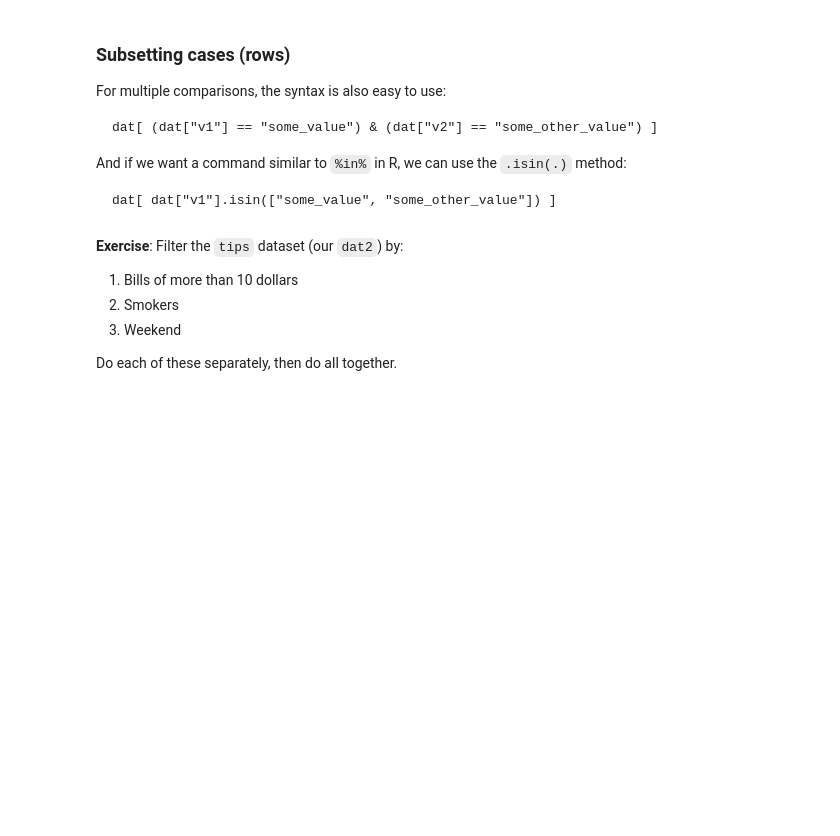
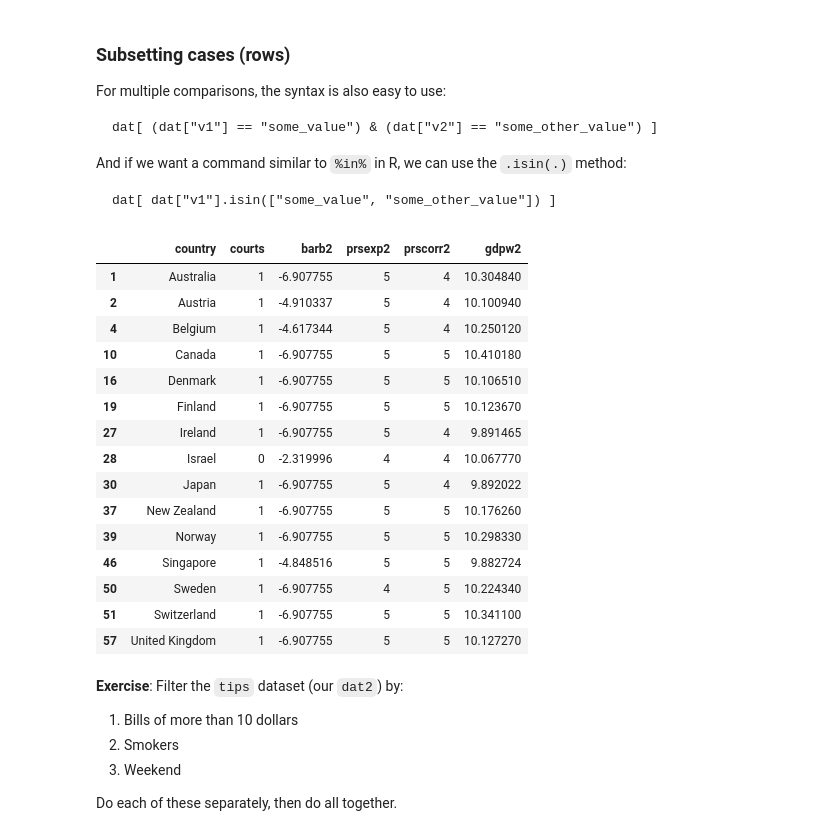
Before and after one commit to umbertomig/POLI175public, a Jupyter notebook: lectures/lecture03/POLI175-Lecture03-Student.ipynb, the cells around one changed output. Cells and saved outputs as stored; diff of their text form; code cells hidden in the pictures; blank space fills up the shorter version.

```diff
--- a/lectures/lecture03/POLI175-Lecture03-Student.ipynb
+++ b/lectures/lecture03/POLI175-Lecture03-Student.ipynb
@@ -281,3 +288,23 @@ dat[ dat["v1"].isin(["some_value", "some_other_value"]) ]
+# %%
+# My code here
+dat[(dat['prsexp2'].isin([4, 5])) & (dat['prscorr2'].isin([4, 5]))]
+# %% [output]
+|  | country | courts | barb2 | prsexp2 | prscorr2 | gdpw2 |
+| 1 | Australia | 1 | -6.907755 | 5 | 4 | 10.304840 |
+| 2 | Austria | 1 | -4.910337 | 5 | 4 | 10.100940 |
+| 4 | Belgium | 1 | -4.617344 | 5 | 4 | 10.250120 |
+| 10 | Canada | 1 | -6.907755 | 5 | 5 | 10.410180 |
+| 16 | Denmark | 1 | -6.907755 | 5 | 5 | 10.106510 |
+| 19 | Finland | 1 | -6.907755 | 5 | 5 | 10.123670 |
+| 27 | Ireland | 1 | -6.907755 | 5 | 4 | 9.891465 |
+| 28 | Israel | 0 | -2.319996 | 4 | 4 | 10.067770 |
+| 30 | Japan | 1 | -6.907755 | 5 | 4 | 9.892022 |
+| 37 | New Zealand | 1 | -6.907755 | 5 | 5 | 10.176260 |
+| 39 | Norway | 1 | -6.907755 | 5 | 5 | 10.298330 |
+| 46 | Singapore | 1 | -4.848516 | 5 | 5 | 9.882724 |
+| 50 | Sweden | 1 | -6.907755 | 4 | 5 | 10.224340 |
+| 51 | Switzerland | 1 | -6.907755 | 5 | 5 | 10.341100 |
+| 57 | United Kingdom | 1 | -6.907755 | 5 | 5 | 10.127270 |
 # %% [markdown]
 **Exercise**: Filter the `tips` dataset (our `dat2`) by:
 
```
Also changed, not shown: parts of 5 cells of this notebook, 8 other files.
